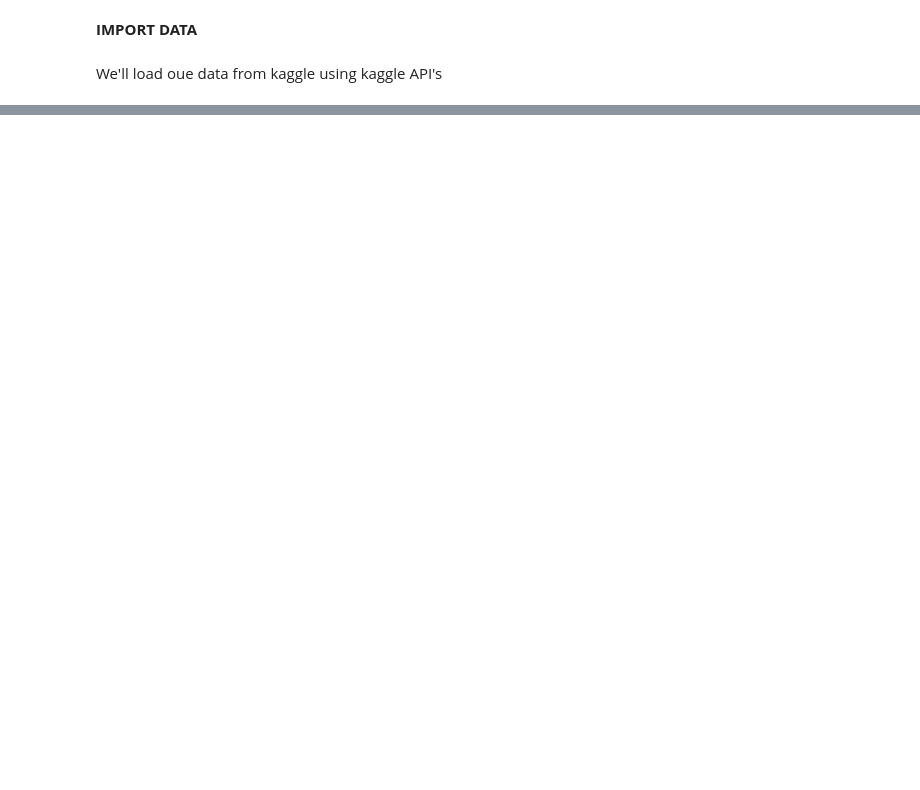
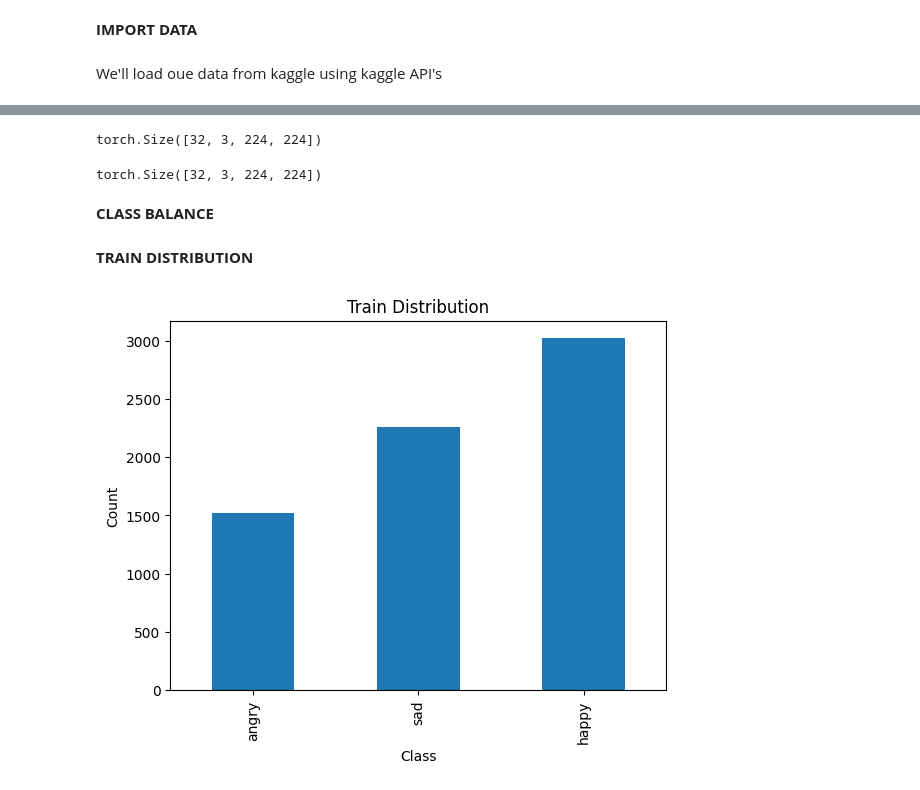
Before and after one commit to joseph-4640/Human-emotions-detection, a Jupyter notebook: detect.ipynb, the cells around one changed output, grey strips where cells are left out. Cells and saved outputs as stored; diff of their text form; code cells hidden in the pictures; blank space fills up the shorter version.

```diff
--- a/detect.ipynb
+++ b/detect.ipynb
@@ -76,0 +150,3 @@ Streaming output truncated to the last 5000 lines.
+# %%
+train_mean, train_std = fetch_mean_std(train_loader)
+print(train_mean, train_std)
@@ -76,0 +162,13 @@ Streaming output truncated to the last 5000 lines.
+# %%
+train_transform = transforms.Compose([
+    ConvertToRGB(),
+    transforms.Resize((224, 224)),
+    transforms.ToTensor(),
+    transforms.Normalize(train_mean, train_std)
+])
+val_transorm = transforms.Compose([
+    ConvertToRGB(),
+    transforms.Resize((224, 224)),
+    transforms.ToTensor(),
+    transforms.Normalize(val_mean, val_std)
+])
@@ -76,0 +177,3 @@ Streaming output truncated to the last 5000 lines.
+# %%
+train_dataset = datasets.ImageFolder(train_dir, transform=train_transform)
+print(train_dataset)
@@ -76,0 +214,31 @@ Streaming output truncated to the last 5000 lines.
+# %%
+next_batch = next(iter(train_loader))
+print(next_batch[0].shape)
+# %% [output]
+torch.Size([32, 3, 224, 224])
+# %%
+next_batch = next(iter(val_loader))
+print(next_batch[0].shape)
+# %% [output]
+torch.Size([32, 3, 224, 224])
+# %% [markdown]
+**CLASS BALANCE**
+# %%
+def class_counts(dataset):
+  # Get class labels
+  c = Counter(x[1] for x in tqdm(dataset))
+  # Access the mapping from class names
+  class_to_index = dataset.class_to_idx
+
+  return pd.Series({cat: c[i] for cat, i in class_to_index.items()})
+# %% [markdown]
+**TRAIN DISTRIBUTION**
+# %%
+train_distribution = class_counts(train_dataset)
+train_distribution.sort_values().plot(kind="bar")
+plt.xlabel("Class")
+plt.ylabel("Count")
+plt.title("Train Distribution")
+plt.show();
+# %% [output]
+[figure, added]
```
Also changed, not shown: parts of 46 cells of this notebook.
